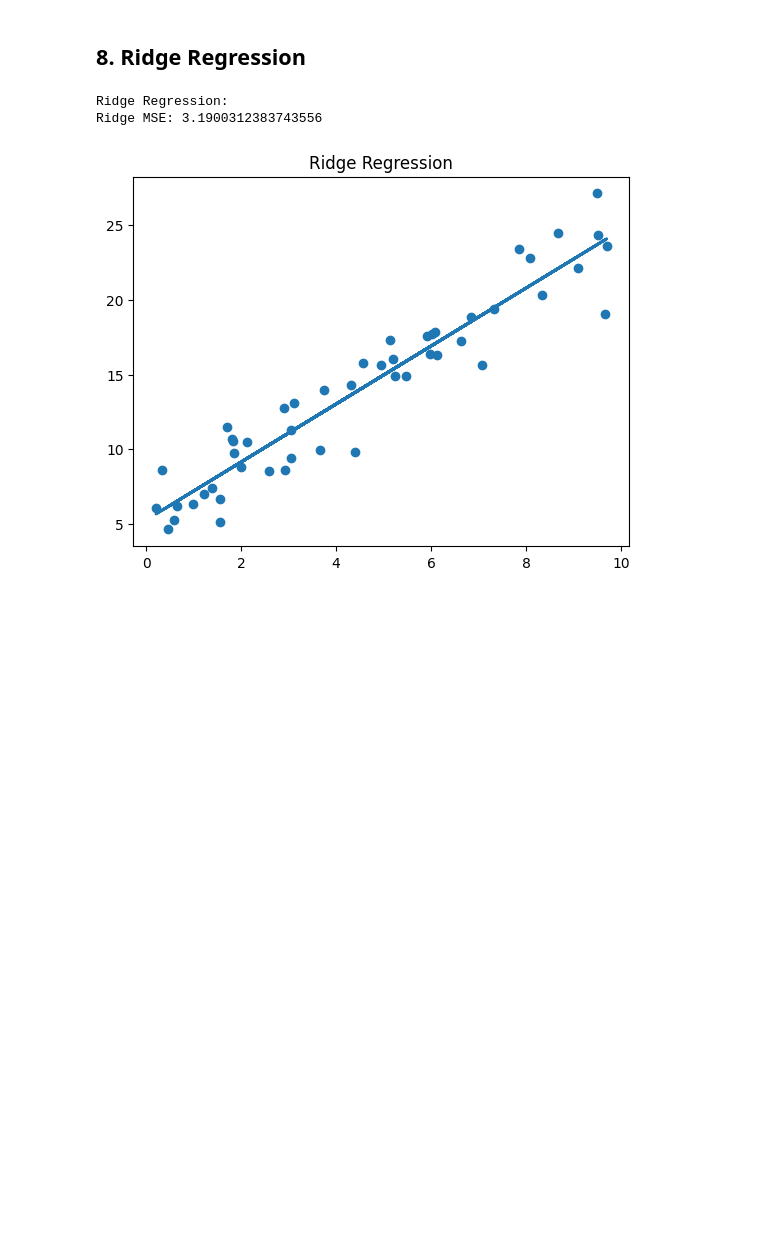
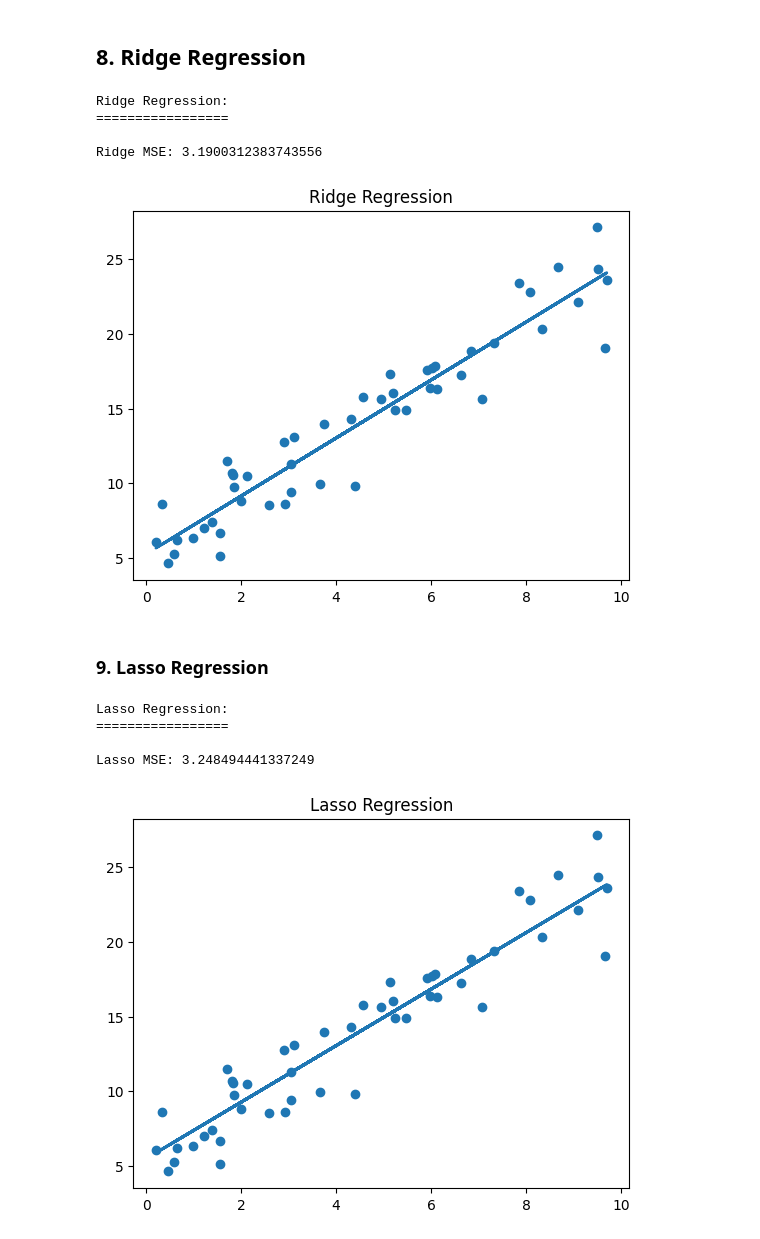
Before and after one commit to mdzubayereashraf/Ostad-AI-Engineering-Class-Code-Practice, a Jupyter notebook: Ostad_AI_Engineering_classcode_Practice_11(Introduction to Linear Regression).ipynb, the cells around one changed output. Drawn from its saved outputs; the diff is of its cells as text; code cells hidden in the pictures; blank space fills up the shorter version.

Commit message:
successfully performed ridge and lasso regression

```diff
--- a/Ostad_AI_Engineering_classcode_Practice_11(Introduction to Linear Regression).ipynb
+++ b/Ostad_AI_Engineering_classcode_Practice_11(Introduction to Linear Regression).ipynb
@@ -111,7 +111,7 @@ ridge_pred = ridge.predict(X_test)
 
 
 print("Ridge Regression:")
-
+print("="*17+"\n")
 
 print("Ridge MSE:", mean_squared_error(y_test, ridge_pred))
 
@@ -122,5 +122,30 @@ plt.title('Ridge Regression')
 plt.show()
 # %% [output]
 Ridge Regression:
+=================
+
 Ridge MSE: 3.1900312383743556
 [figure]
+# %% [markdown]
+### **9. Lasso Regression**
+# %%
+# 9. Lasso Regression
+lasso = Lasso(alpha=0.5)
+lasso.fit(X_train, y_train)
+
+lasso_pred = lasso.predict(X_test)
+print("Lasso Regression:")
+print("="*17+"\n")
+
+print("Lasso MSE:", mean_squared_error(y_test, lasso_pred))
+# Plot Lasso
+plt.scatter(X, y)
+plt.plot(X, lasso.predict(X), linewidth=2)
+plt.title('Lasso Regression')
+plt.show()
+# %% [output]
+Lasso Regression:
+=================
+
+Lasso MSE: 3.248494441337249
+[figure, added]
```
